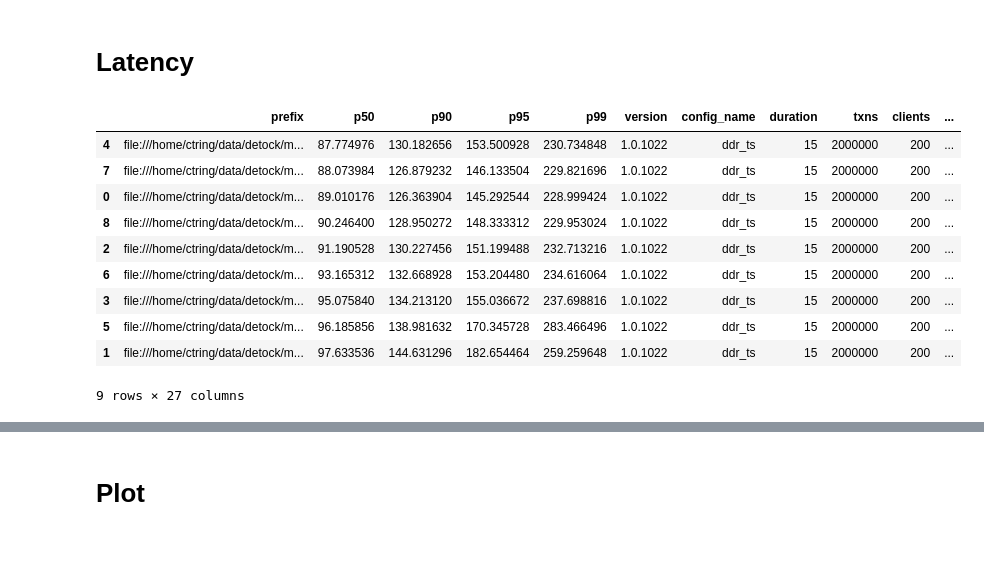
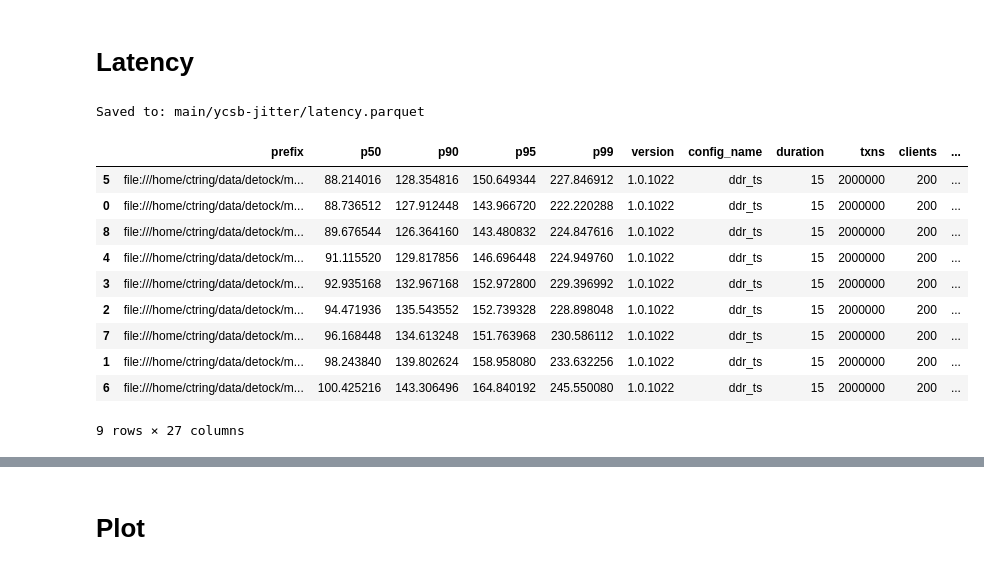
Before and after one commit to umd-dslam/DetockAnalysis, a Jupyter notebook: Jitter.ipynb, the cells around one changed output, grey strips where cells are left out. Drawn from its saved outputs; the diff is of its cells as text; code cells hidden in the pictures.

```diff
--- a/Jitter.ipynb
+++ b/Jitter.ipynb
@@ -48,20 +53,26 @@ def get_index(prefix):
         .withColumn("duration", col("duration").cast(T.IntegerType()))\
         .withColumn("txns", col("txns").cast(T.IntegerType()))\
         .withColumn("clients", col("clients").cast(T.IntegerType()))\
-        .withColumn("rate", col("rate").cast(T.IntegerType()))
+        .withColumn("rate", col("rate").cast(T.IntegerType()))\
+        .withColumn("jitter", F.regexp_extract("prefix", r"jitter(\d+)", 1))
 # %%
-PREFIX = "main/ycsb-jitter-overshoot10"
+PREFIX = "main/ycsb-jitter"
 
-index_sdf = get_index(PREFIX).withColumn("jitter", F.regexp_extract("prefix", r"jitter(\d+)", 1).cast('int')).cache()
-index_df = index_sdf\
-    .withColumn("config_name", F.regexp_replace("config_name", "\.conf", ""))\
-    .toPandas()\
-    .convert_dtypes()\
-    .astype({
-        "wl:hot": "int32",
-        "wl:mh": "int32",
-        "wl:mp": "int32",
-    })
+IGNORE_CACHE = False
+
+index_df = from_cache_or_compute(
+    f'{PREFIX}/index.parquet',
+    lambda: get_index(PREFIX)\
+        .withColumn("config_name", F.regexp_replace("config_name", "\.conf", ""))\
+        .toPandas()\
+        .convert_dtypes()\
+        .astype({
+            "wl:hot": "int32",
+            "wl:mh": "int32",
+            "wl:mp": "int32",
+        }),
+    ignore_cache=IGNORE_CACHE,
+)
 
 index_df
 # %% [output]
@@ -158,21 +265,23 @@ latency_sdf = latency_sdf.groupBy("prefix").agg(*percentile_cols).cache()
 # %%
 IGNORE_CACHE = False
 
 latency_df = from_cache_or_compute(
     f'{PREFIX}/latency.parquet',
-    lambda: latency_sdf.toPandas().merge(index_df, on="prefix").sort_values("jitter"),
+    lambda: latency_sdf.toPandas().merge(index_df, on="prefix")\
+        .sort_values("jitter", key=lambda k: k.astype('int')),
     ignore_cache=IGNORE_CACHE,
 )
 latency_df
 # %% [output]
+Saved to: main/ycsb-jitter/latency.parquet
 |  | prefix | p50 | p90 | p95 | p99 | version | config_name | duration | txns | clients | ... |
-| 4 | file:///home/ctring/data/detock/m... | 87.774976 | 130.182656 | 153.500928 | 230.734848 | 1.0.1022 | ddr_ts | 15 | 2000000 | 200 | ... |
-| 7 | file:///home/ctring/data/detock/m... | 88.073984 | 126.879232 | 146.133504 | 229.821696 | 1.0.1022 | ddr_ts | 15 | 2000000 | 200 | ... |
-| 0 | file:///home/ctring/data/detock/m... | 89.010176 | 126.363904 | 145.292544 | 228.999424 | 1.0.1022 | ddr_ts | 15 | 2000000 | 200 | ... |
-| 8 | file:///home/ctring/data/detock/m... | 90.246400 | 128.950272 | 148.333312 | 229.953024 | 1.0.1022 | ddr_ts | 15 | 2000000 | 200 | ... |
-| 2 | file:///home/ctring/data/detock/m... | 91.190528 | 130.227456 | 151.199488 | 232.713216 | 1.0.1022 | ddr_ts | 15 | 2000000 | 200 | ... |
-| 6 | file:///home/ctring/data/detock/m... | 93.165312 | 132.668928 | 153.204480 | 234.616064 | 1.0.1022 | ddr_ts | 15 | 2000000 | 200 | ... |
-| 3 | file:///home/ctring/data/detock/m... | 95.075840 | 134.213120 | 155.036672 | 237.698816 | 1.0.1022 | ddr_ts | 15 | 2000000 | 200 | ... |
-| 5 | file:///home/ctring/data/detock/m... | 96.185856 | 138.981632 | 170.345728 | 283.466496 | 1.0.1022 | ddr_ts | 15 | 2000000 | 200 | ... |
-| 1 | file:///home/ctring/data/detock/m... | 97.633536 | 144.631296 | 182.654464 | 259.259648 | 1.0.1022 | ddr_ts | 15 | 2000000 | 200 | ... |
+| 5 | file:///home/ctring/data/detock/m... | 88.214016 | 128.354816 | 150.649344 | 227.846912 | 1.0.1022 | ddr_ts | 15 | 2000000 | 200 | ... |
+| 0 | file:///home/ctring/data/detock/m... | 88.736512 | 127.912448 | 143.966720 | 222.220288 | 1.0.1022 | ddr_ts | 15 | 2000000 | 200 | ... |
+| 8 | file:///home/ctring/data/detock/m... | 89.676544 | 126.364160 | 143.480832 | 224.847616 | 1.0.1022 | ddr_ts | 15 | 2000000 | 200 | ... |
+| 4 | file:///home/ctring/data/detock/m... | 91.115520 | 129.817856 | 146.696448 | 224.949760 | 1.0.1022 | ddr_ts | 15 | 2000000 | 200 | ... |
+| 3 | file:///home/ctring/data/detock/m... | 92.935168 | 132.967168 | 152.972800 | 229.396992 | 1.0.1022 | ddr_ts | 15 | 2000000 | 200 | ... |
+| 2 | file:///home/ctring/data/detock/m... | 94.471936 | 135.543552 | 152.739328 | 228.898048 | 1.0.1022 | ddr_ts | 15 | 2000000 | 200 | ... |
+| 7 | file:///home/ctring/data/detock/m... | 96.168448 | 134.613248 | 151.763968 | 230.586112 | 1.0.1022 | ddr_ts | 15 | 2000000 | 200 | ... |
+| 1 | file:///home/ctring/data/detock/m... | 98.243840 | 139.802624 | 158.958080 | 233.632256 | 1.0.1022 | ddr_ts | 15 | 2000000 | 200 | ... |
+| 6 | file:///home/ctring/data/detock/m... | 100.425216 | 143.306496 | 164.840192 | 245.550080 | 1.0.1022 | ddr_ts | 15 | 2000000 | 200 | ... |
-9 rows × 27 columns
+9 rows × 27 columns
```
Also changed, not shown: parts of 11 cells of this notebook, 6 other files.
